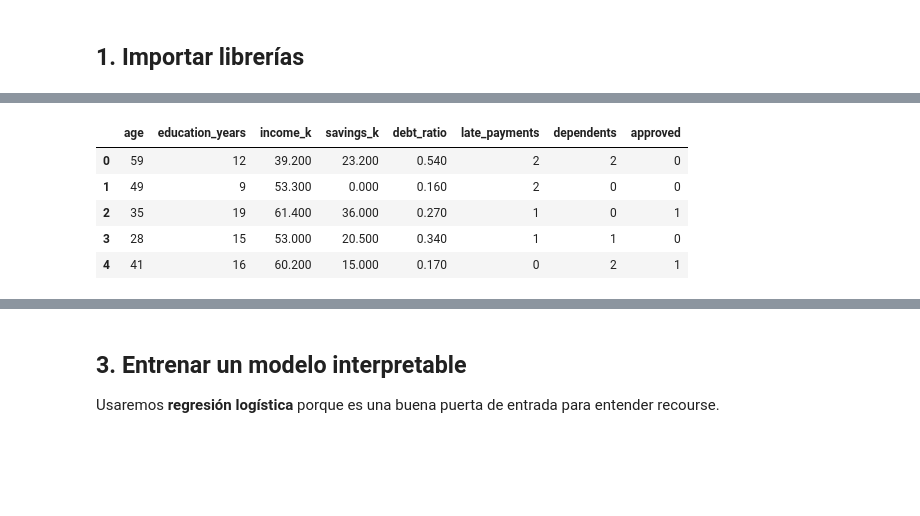
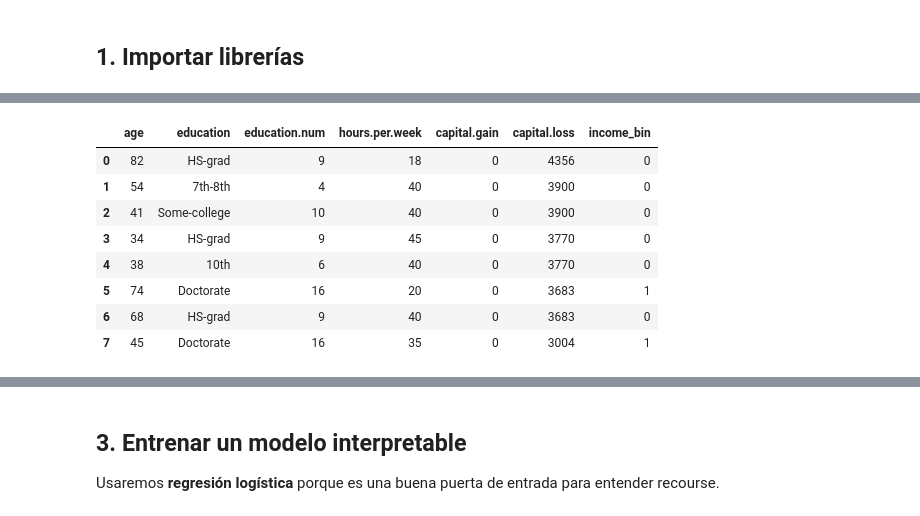
Before and after one commit to RamiroSeb2021/CXAI_M, a Jupyter notebook: notebooks/algorithmic_recourse_interpretable_colab_extended.ipynb, the cells around one changed output, grey strips where cells are left out. Saved outputs shown, nothing was run; the diff lists cells and outputs as text; code cells hidden in the pictures; blank space fills up the shorter version.

```diff
--- a/notebooks/algorithmic_recourse_interpretable_colab_extended.ipynb
+++ b/notebooks/algorithmic_recourse_interpretable_colab_extended.ipynb
@@ -24,7 +24,8 @@ from itertools import product
 from sklearn.model_selection import train_test_split
 from sklearn.linear_model import LogisticRegression
 from sklearn.metrics import roc_auc_score, classification_report
-
-np.random.seed(42)
-pd.set_option("display.max_columns", 100)
-pd.set_option("display.float_format", lambda x: f"{x:,.3f}")
+# %%
+#DATASET escogido Census income
+
+df_raw = pd.read_csv("../data/archive/adult.csv")
+df_raw.head()
@@ -35,49 +42,19 @@ Usamos un ejemplo artificial para que la lógica sea transparente.
 # %%
-# ============================================
-# CELDA 2. CREAR DATASET SINTÉTICO
-# ============================================
+#Limpieza de datos
+df = df_raw[df_raw["workclass"]      != "?"].copy()
+df = df[df["occupation"]             != "?"].copy()
+df = df[df["native.country"]         != "?"].copy()
+df = df.reset_index(drop=True)
+#variable objetivo
+df["income_bin"] = (df["income"].str.strip() == ">50K").astype(int)
 
-n = 1200
-
-age = np.random.randint(21, 61, n)                         # inmutable
-education_years = np.random.randint(9, 21, n)             # modificable
-income_k = np.clip(np.random.normal(45, 15, n), 10, 100)  # modificable
-savings_k = np.clip(np.random.normal(20, 12, n), 0, 80)   # modificable
-debt_ratio = np.clip(np.random.beta(2, 4, n), 0.02, 0.95) # modificable
-late_payments = np.clip(np.random.poisson(1.7, n), 0, 8)  # modificable
-dependents = np.random.randint(0, 5, n)                   # inmutable
-
-noise = np.random.normal(0, 0.8, n)
-
-score = (
-    -3.8
-    + 0.06 * income_k
-    + 0.05 * savings_k
-    - 4.5 * debt_ratio
-    - 0.45 * late_payments
-    + 0.12 * education_years
-    - 0.015 * age
-    - 0.20 * dependents
-    + noise
-)
-
-prob = 1 / (1 + np.exp(-score))
-approved = (prob > 0.5).astype(int)
-
-df = pd.DataFrame({
-    "age": age,
-    "education_years": education_years,
-    "income_k": np.round(income_k, 1),
-    "savings_k": np.round(savings_k, 1),
-    "debt_ratio": np.round(debt_ratio, 2),
-    "late_payments": late_payments,
-    "dependents": dependents,
-    "approved": approved
-})
-
-print("Primeras filas:")
-display(df.head())
-
-print("\nDistribución de la variable objetivo:")
-print(df["approved"].value_counts(normalize=True))
+#Visualización
+print(f"Filas totales después de limpieza: {len(df):,}")
+print()
+print("Distribución de la variable objetivo:")
+print(df["income_bin"].value_counts(normalize=True).rename({0: "<=50K (0)", 1: ">50K (1)"}))
+print()
+print("Primeras filas del dataset limpio:")
+display(df[["age", "education", "education.num", "hours.per.week",
+            "capital.gain", "capital.loss", "income_bin"]].head(8))
 # %% [output]
@@ -85,6 +70,9 @@ Primeras filas:
-|  | age | education_years | income_k | savings_k | debt_ratio | late_payments | dependents | approved |
-| 0 | 59 | 12 | 39.200 | 23.200 | 0.540 | 2 | 2 | 0 |
-| 1 | 49 | 9 | 53.300 | 0.000 | 0.160 | 2 | 0 | 0 |
-| 2 | 35 | 19 | 61.400 | 36.000 | 0.270 | 1 | 0 | 1 |
-| 3 | 28 | 15 | 53.000 | 20.500 | 0.340 | 1 | 1 | 0 |
-| 4 | 41 | 16 | 60.200 | 15.000 | 0.170 | 0 | 2 | 1 |
+|  | age | education | education.num | hours.per.week | capital.gain | capital.loss | income_bin |
+| 0 | 82 | HS-grad | 9 | 18 | 0 | 4356 | 0 |
+| 1 | 54 | 7th-8th | 4 | 40 | 0 | 3900 | 0 |
+| 2 | 41 | Some-college | 10 | 40 | 0 | 3900 | 0 |
+| 3 | 34 | HS-grad | 9 | 45 | 0 | 3770 | 0 |
+| 4 | 38 | 10th | 6 | 40 | 0 | 3770 | 0 |
+| 5 | 74 | Doctorate | 16 | 20 | 0 | 3683 | 1 |
+| 6 | 68 | HS-grad | 9 | 40 | 0 | 3683 | 0 |
+| 7 | 45 | Doctorate | 16 | 35 | 0 | 3004 | 1 |
```
Also changed, not shown: parts of 9 cells of this notebook, 1 other file.
